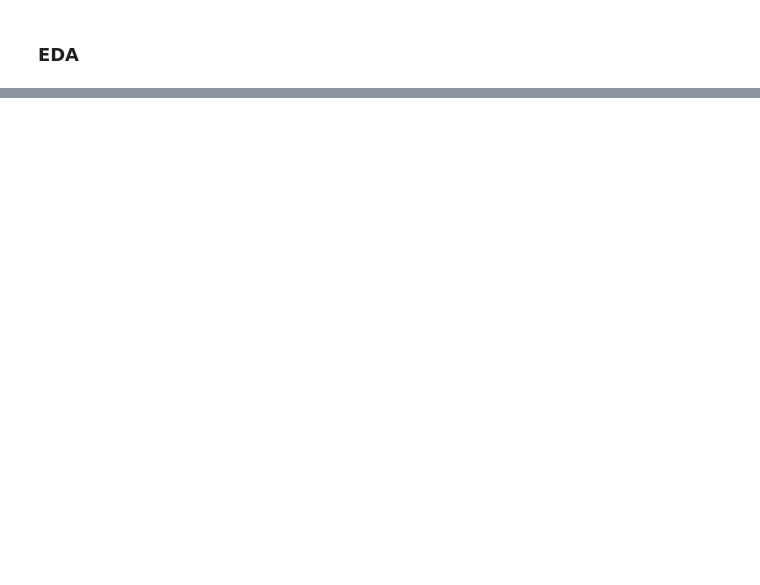
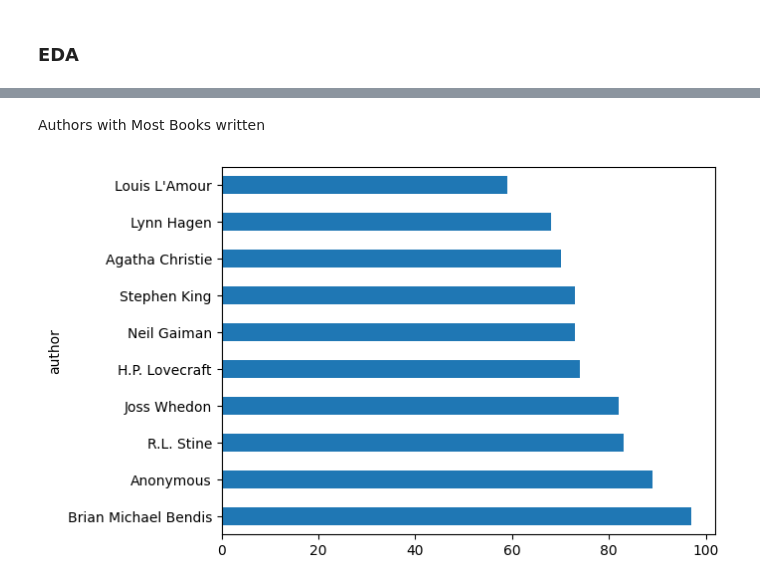
Before and after one commit to ruslan-imamguliyev/Online-Library-System, a Jupyter notebook: notebooks/eda.ipynb, the cells around one changed output, grey strips where cells are left out. Drawn from its saved outputs; the diff is of its cells as text; code cells hidden in the pictures; blank space fills up the shorter version.

```diff
--- a/notebooks/eda.ipynb
+++ b/notebooks/eda.ipynb
@@ -12,0 +16,2 @@ import matplotlib.pyplot as plt
+# %%
+df = pd.read_csv(r'..\datasets\dataset.csv')
@@ -26,0 +120,8 @@ def display_book_info(book_series: pd.Series) -> None:
+# %% [markdown]
+Authors with Most Books written
+# %%
+df['author'] = df['author'].apply(lambda x: ast.literal_eval(x))
+# %%
+df.explode('author').groupby('author')['title'].count().sort_values(ascending=False).head(10).plot.barh();
+# %% [output]
+[figure, added]
```
Also changed, not shown: parts of 20 cells of this notebook, 6 other files.
